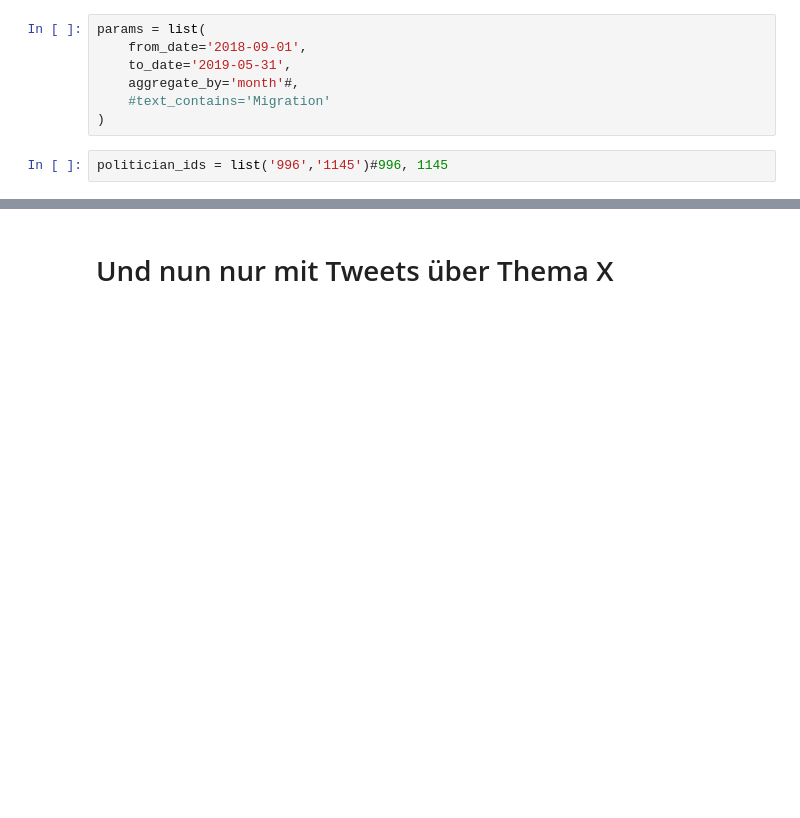
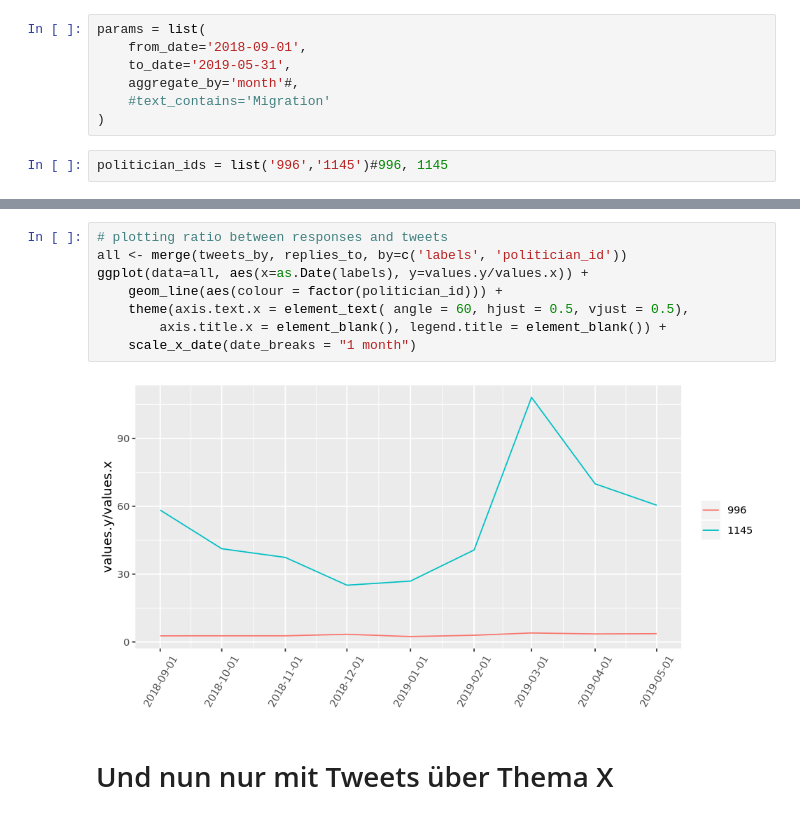
Before and after one commit to gesiscss/gesis_dataday_20, a Jupyter notebook: smm/smm_1.ipynb, the cells around one changed output, grey strips where cells are left out. Drawn from its saved outputs; the diff is of its cells as text; blank space fills up the shorter version.

```diff
--- a/smm/smm_1.ipynb
+++ b/smm/smm_1.ipynb
@@ -178,2 +252,12 @@ ggplot(data = merged2, mapping = aes(as.Date(labels))) +
+# %%
+# plotting ratio between responses and tweets
+all <- merge(tweets_by, replies_to, by=c('labels', 'politician_id'))
+ggplot(data=all, aes(x=as.Date(labels), y=values.y/values.x)) +
+    geom_line(aes(colour = factor(politician_id))) +
+    theme(axis.text.x = element_text( angle = 60, hjust = 0.5, vjust = 0.5),
+        axis.title.x = element_blank(), legend.title = element_blank()) +
+    scale_x_date(date_breaks = "1 month")
+# %% [output]
+[figure, added]
 # %% [markdown]
 # Und nun nur mit Tweets über Thema X
```
Also changed, not shown: parts of 13 cells of this notebook.
